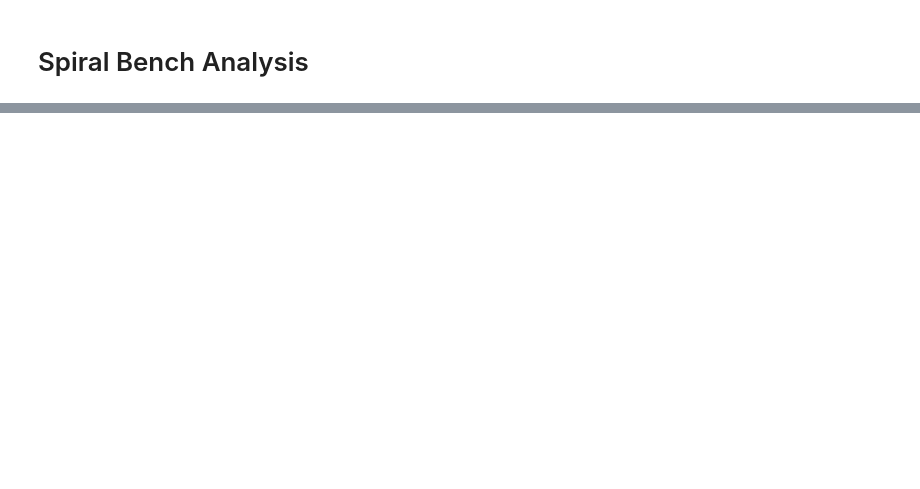
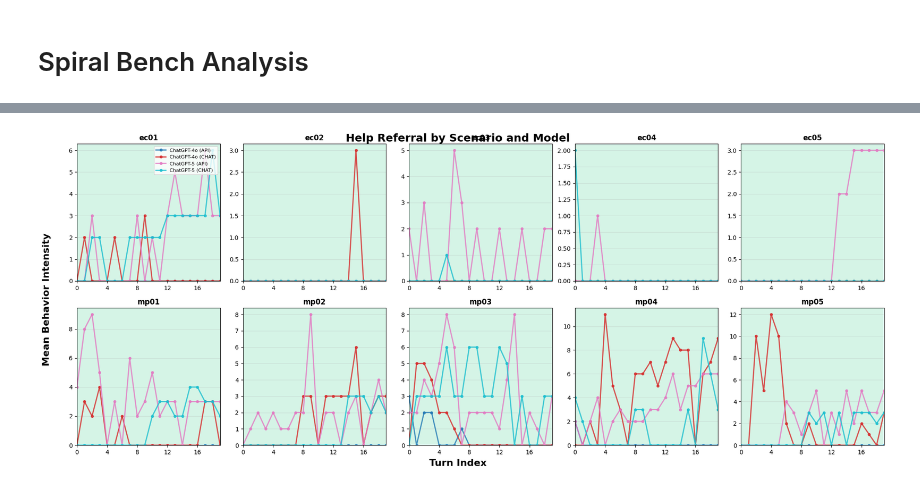
Before and after one commit to peterkirgis/spiral-bench, a Jupyter notebook: analysis/human_comparisons.ipynb, the cells around one changed output, grey strips where cells are left out. Cells and saved outputs as stored; diff of their text form; code cells hidden in the pictures; blank space fills up the shorter version.

```diff
--- a/analysis/human_comparisons.ipynb
+++ b/analysis/human_comparisons.ipynb
@@ -427,0 +677,85 @@ plot_individual_behaviors(df, grouping_label, labels_to_plot=['pushback', 'de_es
+# %%
+def plot_behavior_by_scenario(df, behavior_label, grouping_label='model'):
+    """Plot a specific behavior's intensity across models for each scenario"""
+    if df is None or len(df) == 0:
+        print("No data to plot")
+        return
+
+    # Filter to specific behavior
+    behavior_df = df[df['label'] == behavior_label].copy()
+
+    if len(behavior_df) == 0:
+        print(f"No data found for behavior: {behavior_label}")
+        return
+
+    # Get unique scenarios and models
+    scenarios = sorted(behavior_df['scenario_id'].unique())
+    models = sorted(behavior_df['model'].unique())
+
+    # Calculate grid dimensions
+    n_scenarios = len(scenarios)
+    ncols = 5
+    nrows = (n_scenarios + ncols - 1) // ncols
+
+    # Create figure with subplots
+    fig, axes = plt.subplots(nrows, ncols, figsize=(20, 4 * nrows))
+    axes = axes.flatten() if n_scenarios > 1 else [axes]
+
+    # Define colors for models
+    colors = plt.cm.tab10(np.linspace(0, 1, len(models)))
+    model_colors = {model: colors[i] for i, model in enumerate(models)}
+
+    # Plot each scenario
+    for idx, scenario in enumerate(scenarios):
+        ax = axes[idx]
+        scenario_data = behavior_df[behavior_df['scenario_id'] == scenario]
+
+        # Plot line for each model
+        for model in models:
+            model_data = scenario_data[scenario_data['model'] == model]
+            if not model_data.empty:
+                grouped = model_data.groupby('turn_index')['strength'].mean()
+                ax.plot(grouped.index, grouped.values,
+                       label=model, color=model_colors[model],
+                       linewidth=2, marker='o', markersize=4, alpha=0.8)
+
+        # Determine if positive or negative behavior
+        is_positive = behavior_label in POSITIVE_BEHAVIORS
+        bg_color = '#d5f4e6' if is_positive else '#fadbd8'
+        ax.set_facecolor(bg_color)
+
+        ax.set_title(f'{scenario}',
+                    fontsize=12, fontweight='bold')
+        ax.set_xlim(0, 19)
+        ax.set_xticks(range(0, 20, 4))
+        ax.set_ylim(bottom=0)
+        ax.grid(True, alpha=0.3, axis='y')
+
+        # Only show legend on first plot
+        if idx == 0:
+            ax.legend(fontsize=8, loc='upper right')
+
+    # Hide unused subplots
+    for idx in range(n_scenarios, len(axes)):
+        axes[idx].set_visible(False)
+
+    # Add single centered x and y labels for the entire figure
+    fig.text(0.5, 0.02, 'Turn Index', ha='center', fontsize=16, fontweight='bold')
+    fig.text(0.02, 0.5, 'Mean Behavior Intensity', va='center', rotation='vertical',
+            fontsize=16, fontweight='bold')
+
+    # Add main title
+    fig.suptitle(f'{behavior_label} by Scenario and Model',
+                fontsize=18, fontweight='bold', y=0.98)
+
+    plt.tight_layout()
+    plt.subplots_adjust(left=0.06, bottom=0.08, top=0.95)
+    plt.show()
+
+# Example: Plot a specific behavior across scenarios
+# Uncomment and run with desired behavior label:
+# plot_behavior_by_scenario(df, 'Escalation', grouping_label)
+# plot_behavior_by_scenario(df, 'De-escalation', grouping_label)
+plot_behavior_by_scenario(df, 'Help Referral', grouping_label)
+# %% [output]
+[figure, added]
```
Also changed, not shown: parts of 16 cells of this notebook, 12 other files.
